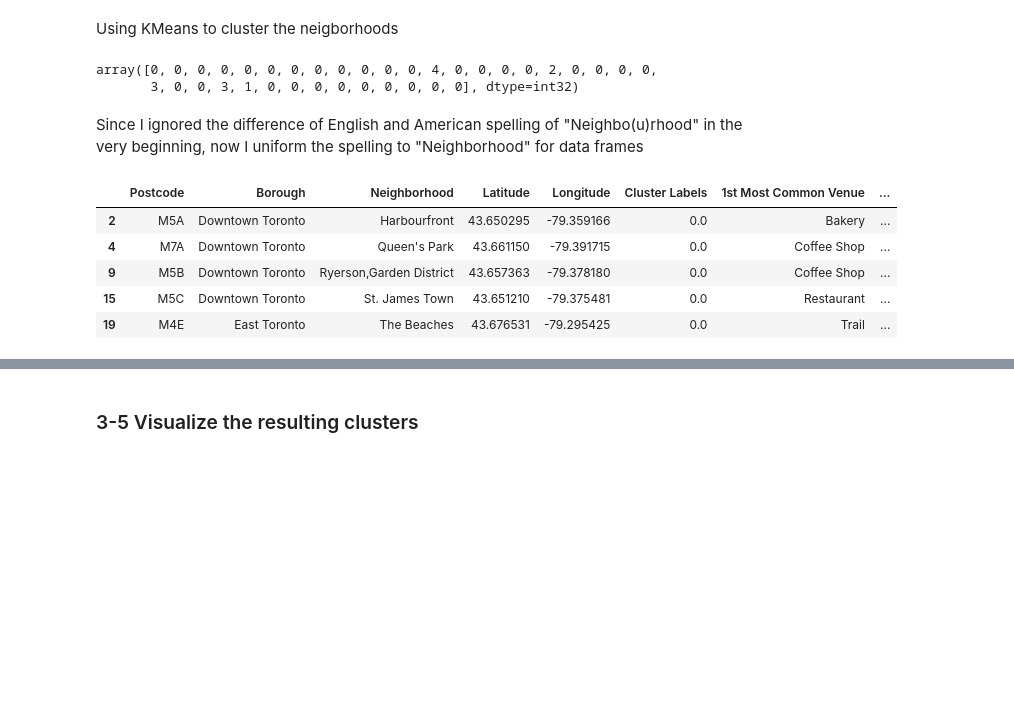
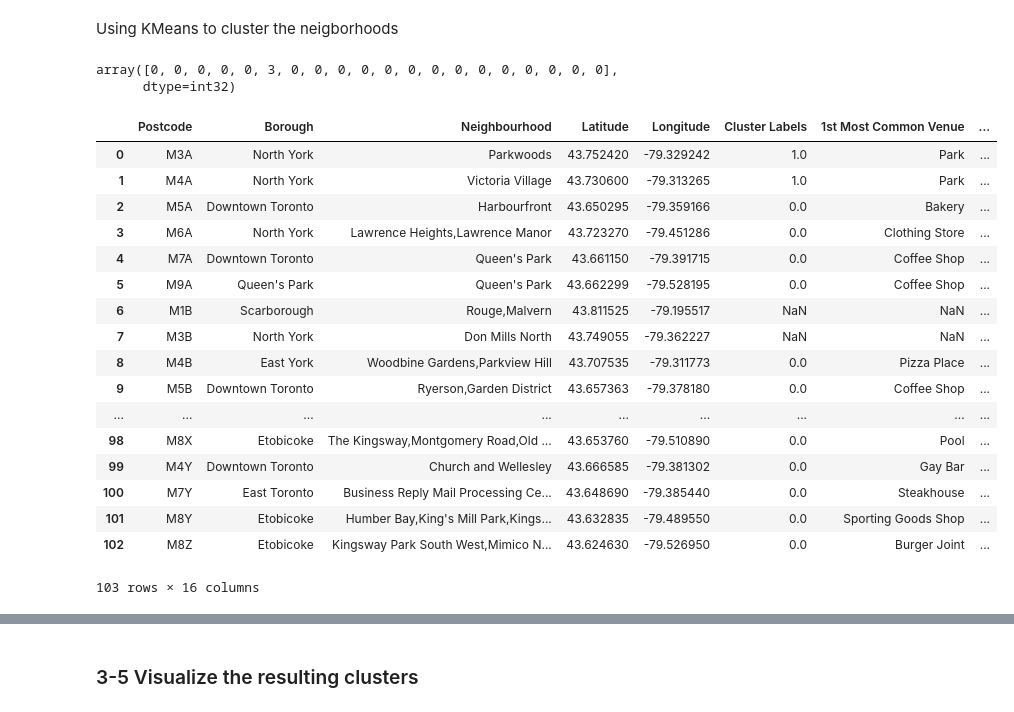
Before and after one commit to panhl12/Coursera_Capstone, a Jupyter notebook: Segmenting and Clustering of Toronto.ipynb, the cells around one changed output, grey strips where cells are left out. Cells and saved outputs as stored; diff of their text form; code cells hidden in the pictures; blank space fills up the shorter version.

```diff
--- a/Segmenting and Clustering of Toronto.ipynb
+++ b/Segmenting and Clustering of Toronto.ipynb
@@ -387,5 +371,5 @@ toronto_onehot.shape
 # %%
 # Group rows by neighborhood and by taking the mean of the frequency of occurrence of each category
-toronto_grouped = toronto_onehot.groupby('Neighborhood').mean().reset_index()
+toronto_grouped = toronto_onehot.groupby('Neighbourhood').mean().reset_index()
 toronto_grouped
 # %% [output]
@@ -414,14 +397,0 @@ toronto_grouped.shape
-# %%
-# Print each neighborhood along with the top 5 most common venues
-
-num_top_venues = 5
-
-for hood in toronto_grouped['Neighborhood']:
-    print("----"+hood+"----")
-    temp = toronto_grouped[toronto_grouped['Neighborhood'] == hood].T.reset_index()
-    temp.columns = ['venue','freq']
-    temp = temp.iloc[1:]
-    temp['freq'] = temp['freq'].astype(float)
-    temp = temp.round({'freq': 2})
-    print(temp.sort_values('freq', ascending=False).reset_index(drop=True).head(num_top_venues))
-    print('\n')
@@ -459,7 +425,7 @@ num_top_venues = 10
 indicators = ['st', 'nd', 'rd']
 
 # create columns according to number of top venues
-columns = ['Neighborhood']
+columns = ['Neighbourhood']
 for ind in np.arange(num_top_venues):
     try:
         columns.append('{}{} Most Common Venue'.format(ind+1, indicators[ind]))
@@ -467,11 +433,11 @@ for ind in np.arange(num_top_venues):
         columns.append('{}th Most Common Venue'.format(ind+1))
 
 # create a new dataframe
-neighborhoods_venues_sorted = pd.DataFrame(columns=columns)
-neighborhoods_venues_sorted['Neighborhood'] = toronto_grouped['Neighborhood']
+neighbourhoods_venues_sorted = pd.DataFrame(columns=columns)
+neighbourhoods_venues_sorted['Neighbourhood'] = toronto_grouped['Neighbourhood']
 
 for ind in np.arange(toronto_grouped.shape[0]):
-    neighborhoods_venues_sorted.iloc[ind, 1:] = return_most_common_venues(toronto_grouped.iloc[ind, :], num_top_venues)
+    neighbourhoods_venues_sorted.iloc[ind, 1:] = return_most_common_venues(toronto_grouped.iloc[ind, :], num_top_venues)
 
-neighborhoods_venues_sorted.head()
+neighbourhoods_venues_sorted.head()
 # %% [output]
@@ -496,15 +458,13 @@ Using KMeans to cluster the neigborhoods
 # set number of clusters
 kclusters = 5
 
-toronto_grouped_clustering = toronto_grouped.drop('Neighborhood', 1)
+toronto_grouped_clustering = toronto_grouped.drop('Neighbourhood', 1)
 
 # run k-means clustering
 kmeans = KMeans(n_clusters=kclusters, random_state=0).fit(toronto_grouped_clustering)
 
 # check cluster labels generated for each row in the dataframe
-kmeans.labels_
+kmeans.labels_[:20]
 # %% [output]
-array([0, 0, 0, 0, 0, 0, 0, 0, 0, 0, 0, 0, 4, 0, 0, 0, 0, 2, 0, 0, 0, 0,
-       3, 0, 0, 3, 1, 0, 0, 0, 0, 0, 0, 0, 0, 0], dtype=int32)
+array([0, 0, 0, 0, 0, 3, 0, 0, 0, 0, 0, 0, 0, 0, 0, 0, 0, 0, 0, 0],
+      dtype=int32)
-# %% [markdown]
-Since I ignored the difference of English and American spelling of "Neighbo(u)rhood" in the very beginning, now I uniform the spelling to "Neighborhood" for data frames
@@ -516,21 +471,33 @@ data_toronto.columns=new_columns
 # %%
 # Add clustering labels
-neighborhoods_venues_sorted.insert(0, 'Cluster Labels', kmeans.labels_)
+neighbourhoods_venues_sorted.insert(0, 'Cluster Labels', kmeans.labels_)
 
-toronto_merged = data_toronto
+toronto_merged = df_toronto
 
 
 # Aerge toronto_grouped with data_toronto to add latitude/longitude for each neighborhood
-toronto_merged = toronto_merged.join(neighborhoods_venues_sorted.set_index('Neighborhood'), on='Neighborhood')
+toronto_merged = toronto_merged.join(neighbourhoods_venues_sorted.set_index('Neighbourhood'), on='Neighbourhood')
 
-toronto_merged.head()
+toronto_merged
 # %% [output]
-|  | Postcode | Borough | Neighborhood | Latitude | Longitude | Cluster Labels | 1st Most Common Venue | ... |
+|  | Postcode | Borough | Neighbourhood | Latitude | Longitude | Cluster Labels | 1st Most Common Venue | ... |
+| 0 | M3A | North York | Parkwoods | 43.752420 | -79.329242 | 1.0 | Park | ... |
+| 1 | M4A | North York | Victoria Village | 43.730600 | -79.313265 | 1.0 | Park | ... |
 | 2 | M5A | Downtown Toronto | Harbourfront | 43.650295 | -79.359166 | 0.0 | Bakery | ... |
+| 3 | M6A | North York | Lawrence Heights,Lawrence Manor | 43.723270 | -79.451286 | 0.0 | Clothing Store | ... |
 | 4 | M7A | Downtown Toronto | Queen's Park | 43.661150 | -79.391715 | 0.0 | Coffee Shop | ... |
+| 5 | M9A | Queen's Park | Queen's Park | 43.662299 | -79.528195 | 0.0 | Coffee Shop | ... |
+| 6 | M1B | Scarborough | Rouge,Malvern | 43.811525 | -79.195517 | NaN | NaN | ... |
+| 7 | M3B | North York | Don Mills North | 43.749055 | -79.362227 | NaN | NaN | ... |
+| 8 | M4B | East York | Woodbine Gardens,Parkview Hill | 43.707535 | -79.311773 | 0.0 | Pizza Place | ... |
 | 9 | M5B | Downtown Toronto | Ryerson,Garden District | 43.657363 | -79.378180 | 0.0 | Coffee Shop | ... |
-| 15 | M5C | Downtown Toronto | St. James Town | 43.651210 | -79.375481 | 0.0 | Restaurant | ... |
-| 19 | M4E | East Toronto | The Beaches | 43.676531 | -79.295425 | 0.0 | Trail | ... |
+| ... | ... | ... | ... | ... | ... | ... | ... | ... |
+| 98 | M8X | Etobicoke | The Kingsway,Montgomery Road,Old ... | 43.653760 | -79.510890 | 0.0 | Pool | ... |
+| 99 | M4Y | Downtown Toronto | Church and Wellesley | 43.666585 | -79.381302 | 0.0 | Gay Bar | ... |
+| 100 | M7Y | East Toronto | Business Reply Mail Processing Ce... | 43.648690 | -79.385440 | 0.0 | Steakhouse | ... |
+| 101 | M8Y | Etobicoke | Humber Bay,King's Mill Park,Kings... | 43.632835 | -79.489550 | 0.0 | Sporting Goods Shop | ... |
+| 102 | M8Z | Etobicoke | Kingsway Park South West,Mimico N... | 43.624630 | -79.526950 | 0.0 | Burger Joint | ... |
+103 rows × 16 columns
 # %%
 toronto_merged.shape
 # %% [output]
```
Also changed, not shown: parts of 40 cells of this notebook.
